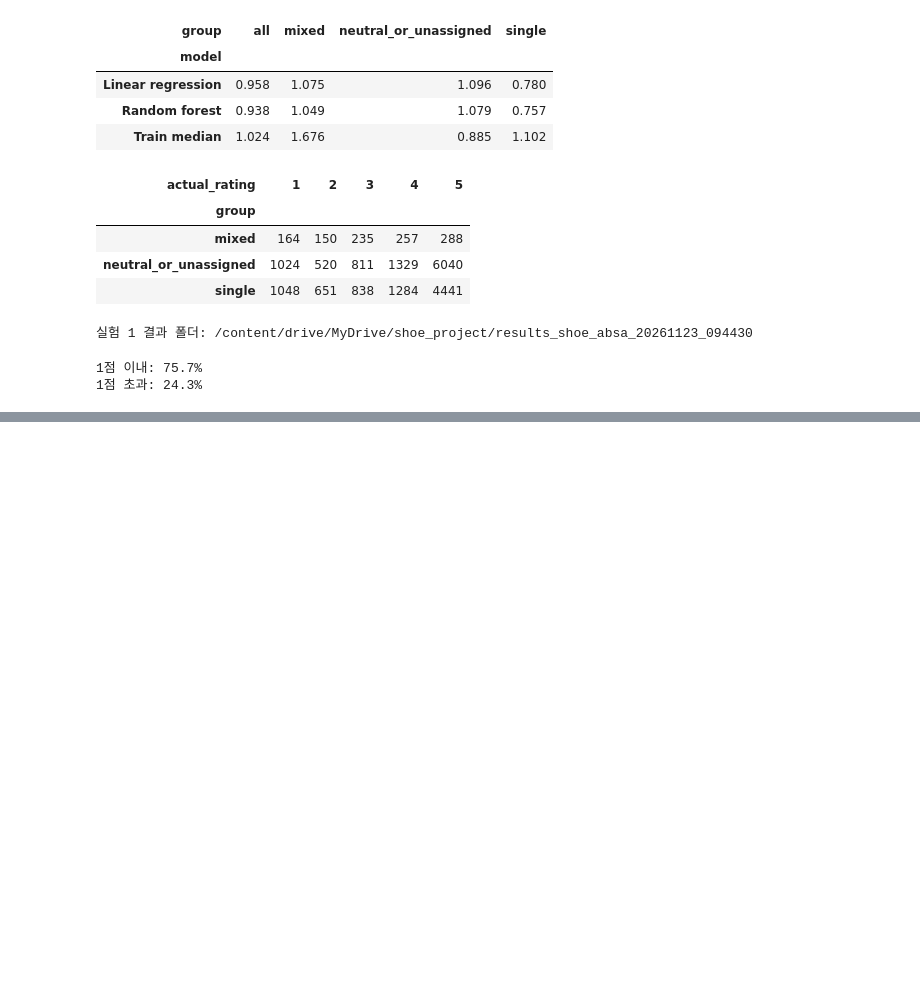
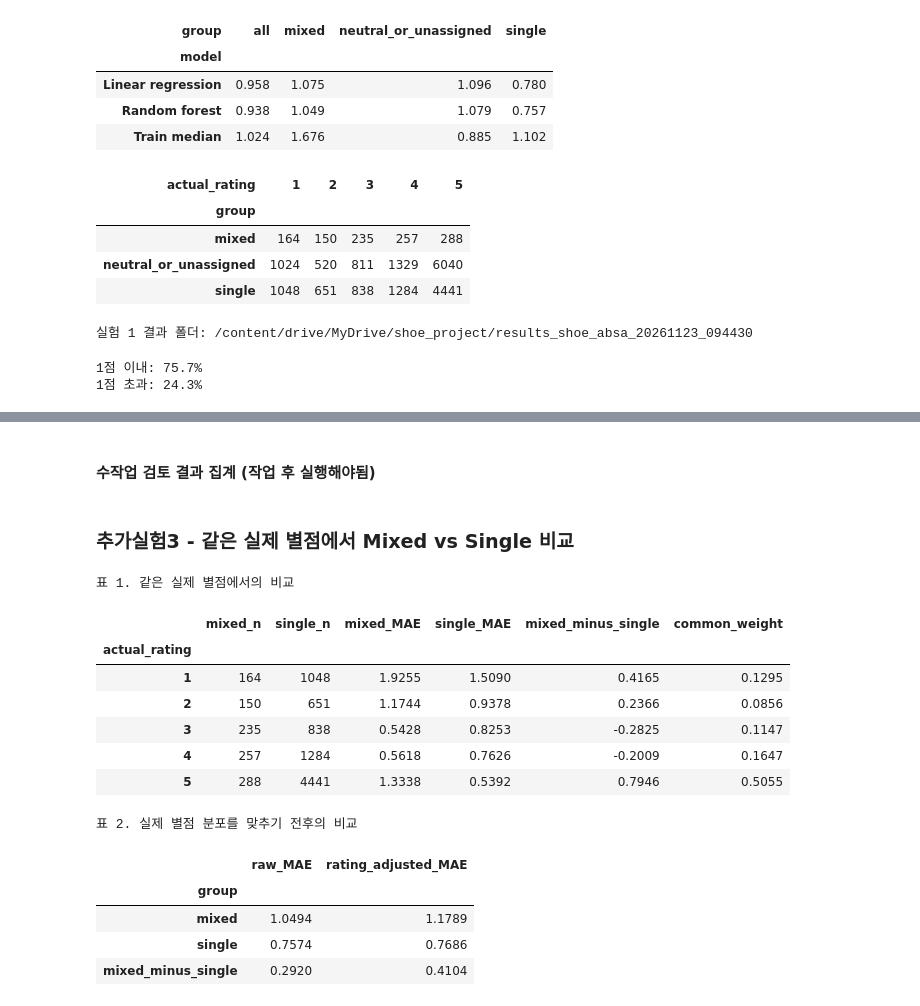
Before and after one commit to yujiniachoi/unstructured-data-analysis-Product-rating-prediction, a Jupyter notebook: experiment1_additional123.ipynb, the cells around one changed output, grey strips where cells are left out. Saved outputs shown, nothing was run; the diff lists cells and outputs as text; code cells hidden in the pictures; blank space fills up the shorter version.

```diff
--- a/자연어.ipynb
+++ b/experiment1_additional123.ipynb
@@ -351,0 +703,2 @@ print(f"1점 초과: {(error > 1).mean():.1%}")
+# %% [markdown]
+#### 수작업 검토 결과 집계 (작업 후 실행해야됨)
@@ -351,0 +761,73 @@ print(f"1점 초과: {(error > 1).mean():.1%}")
+# %% [markdown]
+### 추가실험3 - 같은 실제 별점에서 Mixed vs Single 비교
+# %%
+matched = pred.loc[
+    pred["group"].isin(["mixed", "single"]),
+    ["actual_rating", "group", "Random forest"],
+].copy()
+
+matched["actual_rating"] = matched["actual_rating"].astype(int)
+matched["abs_error"] = (
+    matched["actual_rating"] - matched["Random forest"]
+).abs()
+
+stars = [1, 2, 3, 4, 5]
+groups = ["mixed", "single"]
+
+n_by_star = (
+    matched.groupby(["actual_rating", "group"]).size()
+    .unstack("group").reindex(index=stars, columns=groups)
+)
+mae_by_star = (
+    matched.groupby(["actual_rating", "group"])["abs_error"].mean()
+    .unstack("group").reindex(index=stars, columns=groups)
+)
+
+assert n_by_star.notna().all().all() and n_by_star.gt(0).all().all()
+
+pooled_count = n_by_star.sum(axis=1)
+common_weight = pooled_count / pooled_count.sum()
+
+star_table = pd.DataFrame({
+    "mixed_n": n_by_star["mixed"],
+    "single_n": n_by_star["single"],
+    "mixed_MAE": mae_by_star["mixed"],
+    "single_MAE": mae_by_star["single"],
+    "mixed_minus_single": mae_by_star["mixed"] - mae_by_star["single"],
+    "common_weight": common_weight,
+})
+
+raw_mae = matched.groupby("group")["abs_error"].mean().reindex(groups)
+adjusted_mae = mae_by_star.mul(common_weight, axis="index").sum(axis=0)
+
+gap_table = pd.DataFrame({
+    "raw_MAE": raw_mae,
+    "rating_adjusted_MAE": adjusted_mae,
+})
+gap_table.loc["mixed_minus_single"] = (
+    gap_table.loc["mixed"] - gap_table.loc["single"]
+)
+
+star_table.to_csv(ANALYSIS_DIR / "04_MAE_by_actual_rating.csv")
+gap_table.to_csv(ANALYSIS_DIR / "04_rating_adjusted_gap.csv")
+
+print("표 1. 같은 실제 별점에서의 비교")
+display(star_table.round(4))
+
+print("표 2. 실제 별점 분포를 맞추기 전후의 비교")
+display(gap_table.round(4))
+# %% [output]
+표 1. 같은 실제 별점에서의 비교
+|  | mixed_n | single_n | mixed_MAE | single_MAE | mixed_minus_single | common_weight |
+| actual_rating |  |  |  |  |  |  |
+| 1 | 164 | 1048 | 1.9255 | 1.5090 | 0.4165 | 0.1295 |
+| 2 | 150 | 651 | 1.1744 | 0.9378 | 0.2366 | 0.0856 |
+| 3 | 235 | 838 | 0.5428 | 0.8253 | -0.2825 | 0.1147 |
+| 4 | 257 | 1284 | 0.5618 | 0.7626 | -0.2009 | 0.1647 |
+| 5 | 288 | 4441 | 1.3338 | 0.5392 | 0.7946 | 0.5055 |
+표 2. 실제 별점 분포를 맞추기 전후의 비교
+|  | raw_MAE | rating_adjusted_MAE |
+| group |  |  |
+| mixed | 1.0494 | 1.1789 |
+| single | 0.7574 | 0.7686 |
+| mixed_minus_single | 0.2920 | 0.4104 |
```
Also changed, not shown: parts of 12 cells of this notebook, 12 other files.
